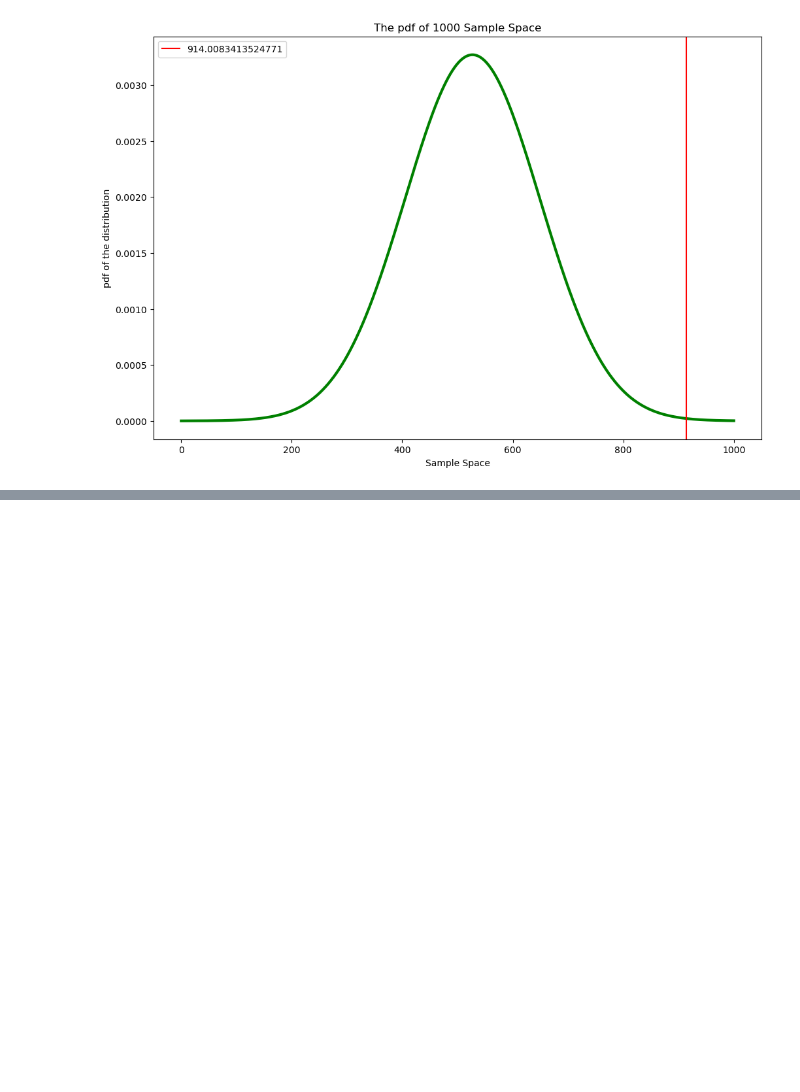
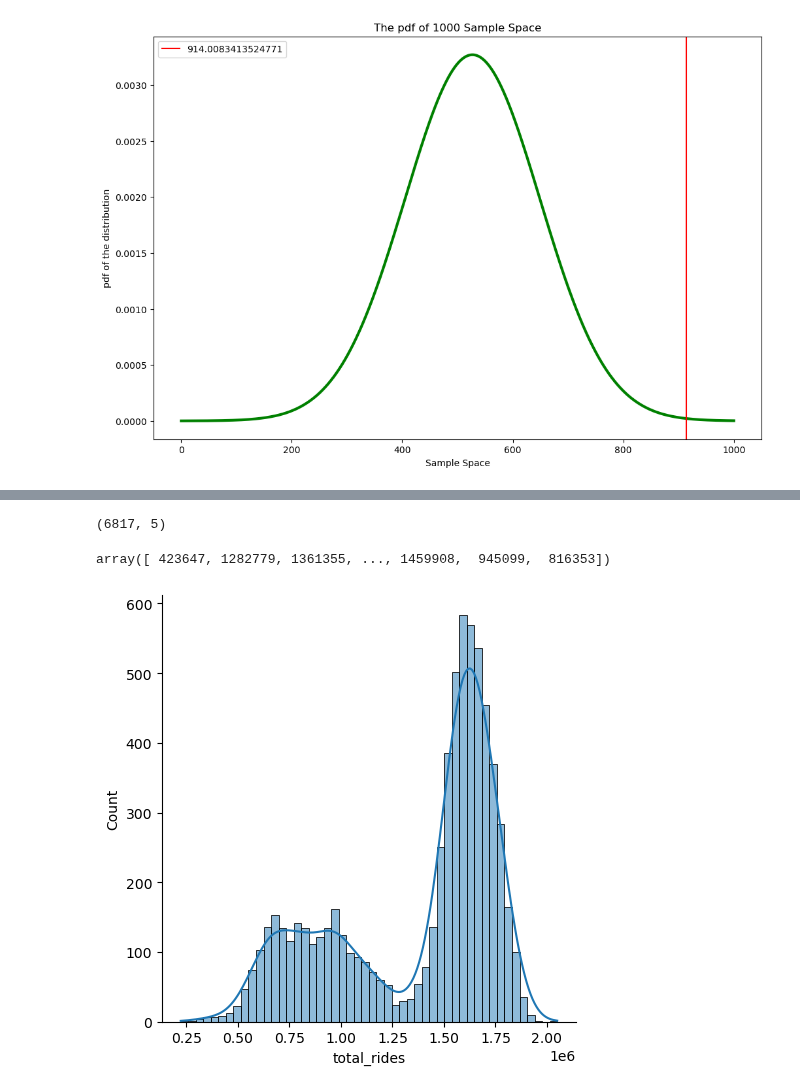
Before and after one commit to andazi/goal-data-science, a Jupyter notebook: Data science tools,statistics and probability/Introduction To Statistics In Data Science.ipynb, the cells around one changed output, grey strips where cells are left out. Saved outputs shown, nothing was run; the diff lists cells and outputs as text; code cells hidden in the pictures; blank space fills up the shorter version.

Commit message:
normal distribution

```diff
--- a/Data science tools,statistics and probability/Introduction To Statistics In Data Science.ipynb
+++ b/Data science tools,statistics and probability/Introduction To Statistics In Data Science.ipynb
@@ -970,0 +991,2 @@ In summary, the Central Limit Theorem is a powerful concept that allows us to ma
+# %%
+chicago_train = pd.read_csv('archive/cta-ridership-daily-boarding-totals.csv')
@@ -970,0 +1002,16 @@ In summary, the Central Limit Theorem is a powerful concept that allows us to ma
+# %%
+chicago_train.shape
+# %% [output]
+(6817, 5)
+# %%
+chicago_train['total_rides'].values
+# %% [output]
+array([ 423647, 1282779, 1361355, ..., 1459908,  945099,  816353])
+# %%
+# custom function
+def distn_plotter(sample_variable):
+    axs = sns.displot(sample_variable, bins=50, kde=True)
+# %%
+distn_plotter(chicago_train.total_rides) # the data is not normally distributed
+# %% [output]
+[figure, added]
```
Also changed, not shown: parts of 9 cells of this notebook, 29 other files.
